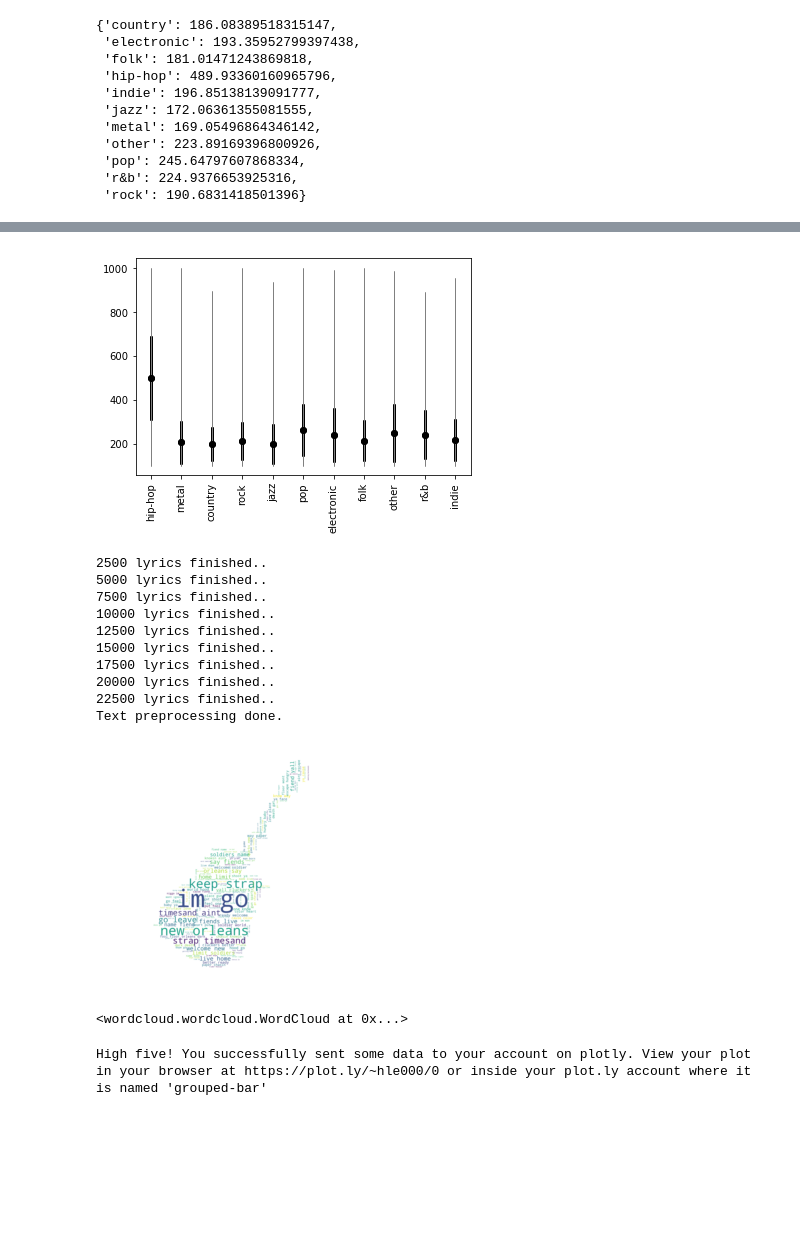
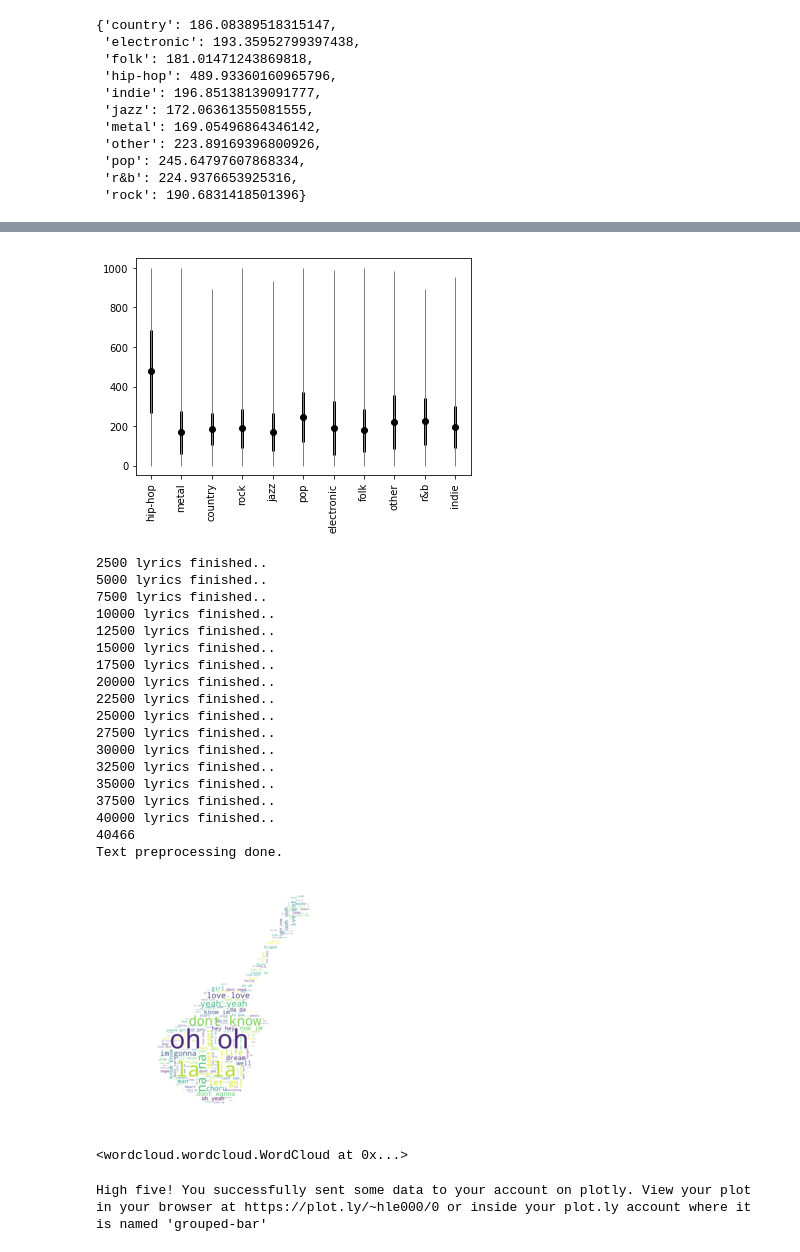
Before and after one commit to MisterSchmitz/mercari, a Jupyter notebook: lyricstogenre.ipynb, the cells around one changed output, grey strips where cells are left out. Drawn from its saved outputs; the diff is of its cells as text; code cells hidden in the pictures; blank space fills up the shorter version.

```diff
--- a/lyricstogenre.ipynb
+++ b/lyricstogenre.ipynb
@@ -278,29 +309,29 @@ std = np.array(std)
 # create stacked errorbars:
 plt.errorbar(np.arange(11), means, std, fmt='ok', lw=3)
 plt.errorbar(np.arange(11), means, [means - mins, maxes - means],
-             fmt='.k', ecolor='gray', lw=1)
+            f fmt='.k', ecolor='gray', lw=1)
 plt.xticks([x for x in range(11)], plotted_genres, rotation='vertical')
 
 plt.show()
 # %% [output]
-[figure, old version]
+[figure, new version]
 # %%
 """
 Plot word cloud.
 """
 # CHANGE THIS VAR TO MATCH THE CLOUD U WANT
-target_genre = "Metal"
+target_genre = "pop"
 text = ""
 i = 0
-for lyrics, genre in zip(df['lyrics'], df['genre']):
+for song_lyrics, genre in zip(lyrics, genres):
     if genre == target_genre:
         # lower case only
-        lyrics = lyrics.lower()
-        tokens = lyrics.split(" ")
-        text += " " + st
+        song_lyrics = song_lyrics.lower()
+        text += " " + song_lyrics
         i += 1
         if i % 2500 == 0:
             print("%d lyrics finished.." % (i))
+print(i)
 
 print("Text preprocessing done.")
 
@@ -311,32 +342,40 @@ text = text.replace('\'', '')
 text = text.replace('!', '')
 text = text.replace('  ', ' ')
 
 # remove stopwords
 stopwords = set(STOPWORDS)
 stopwords.add("said")
 
 # make shape
 base = getcwd()
 guitar_mask = np.array(Image.open(path.join(base, "guitar.jpeg")))
 
 wordcloud = WordCloud(width=3000, height=3000, scale=5, max_font_size=120, background_color="white", stopwords=stopwords, mask=guitar_mask).generate(text)
 plt.figure()
 plt.imshow(wordcloud, interpolation="bilinear")
 plt.axis("off")
 plt.show()
 
 # save to file
 wordcloud.to_file(path.join(base, target_genre + ".png"))
 # %% [output]
 2500 lyrics finished..
 5000 lyrics finished..
 7500 lyrics finished..
 10000 lyrics finished..
 12500 lyrics finished..
 15000 lyrics finished..
 17500 lyrics finished..
 20000 lyrics finished..
 22500 lyrics finished..
+25000 lyrics finished..
+27500 lyrics finished..
+30000 lyrics finished..
+32500 lyrics finished..
+35000 lyrics finished..
+37500 lyrics finished..
+40000 lyrics finished..
+40466
 Text preprocessing done.
-[figure, old version]
+[figure, new version]
 <wordcloud.wordcloud.WordCloud at 0x...>
```
Also changed, not shown: parts of 5 cells of this notebook.
